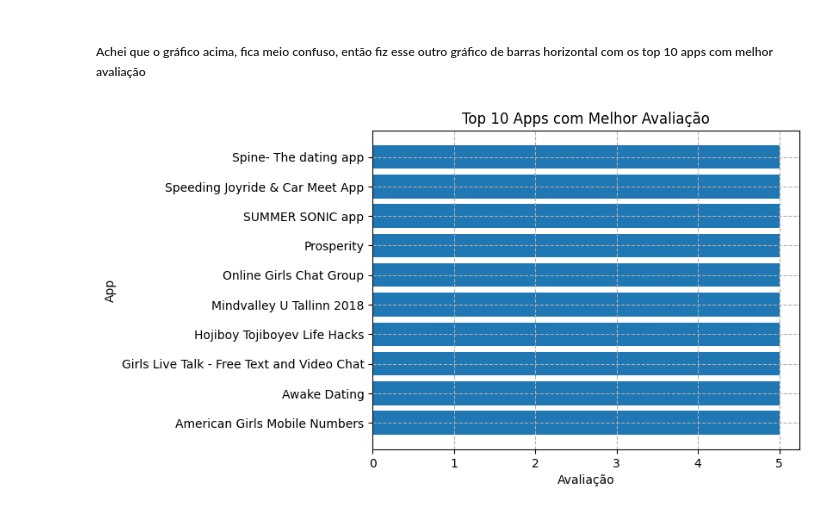
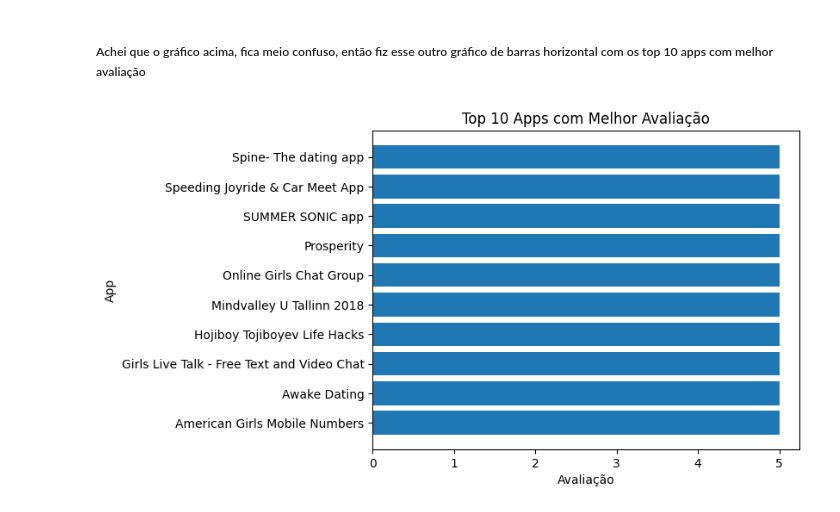
Before and after one commit to Rafaapsantos/CompassUol_Programa_de_bolsas, a Jupyter notebook: Sprint 3/Desafios/desafio.ipynb, the cells around one changed output. Saved outputs shown, nothing was run; the diff lists cells and outputs as text; code cells hidden in the pictures.

```diff
--- a/Sprint 3/Desafios/desafio.ipynb
+++ b/Sprint 3/Desafios/desafio.ipynb
@@ -193,11 +191,9 @@ plt.show()
 ##### Achei que o gráfico acima, fica meio confuso, então fiz esse outro gráfico de barras horizontal com os top 10 apps com melhor avaliação
 # %%
 plt.barh(top_10_melhores_apps['App'], top_10_melhores_apps['Rating'])
-
 plt.title('Top 10 Apps com Melhor Avaliação')
 plt.xlabel('Avaliação')
 plt.ylabel('App')
-plt.grid(linestyle='--')
 plt.show()
 # %% [output]
-[figure, old version]
+[figure, new version]
```
Also changed, not shown: parts of 12 cells of this notebook, 1 other file.
